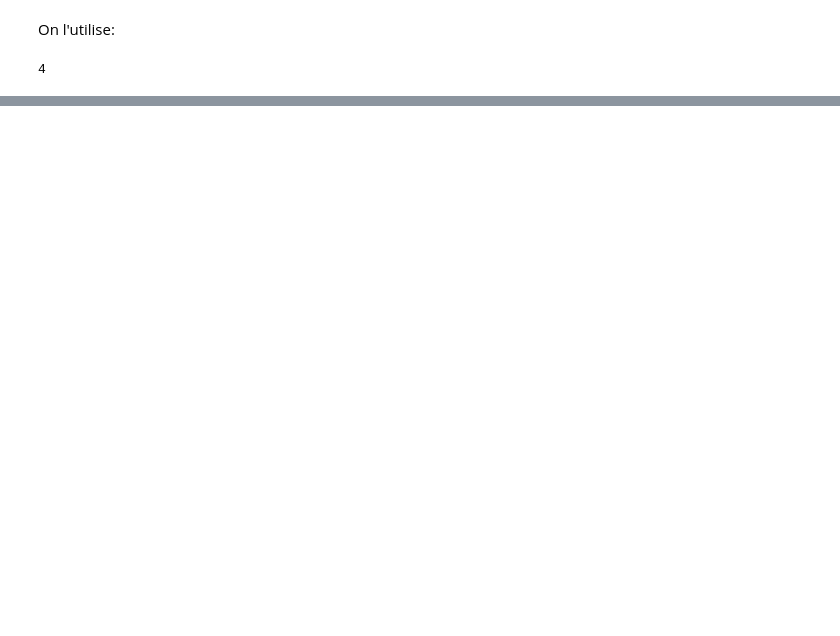
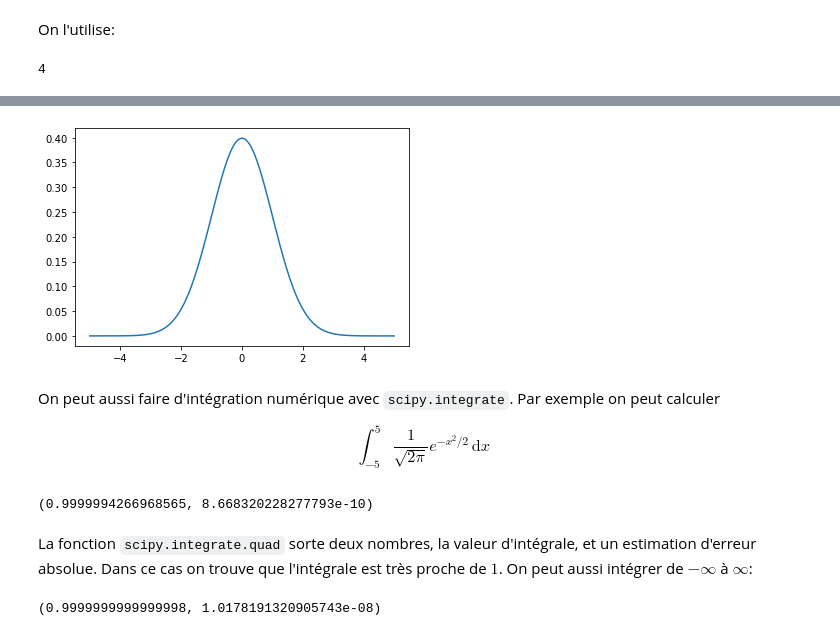
Before and after one commit to RikVoorhaar/probastat2020, a Jupyter notebook: _build/doctrees/nbsphinx/notebooks/instructions.ipynb, the cells around one changed output, grey strips where cells are left out. Saved outputs shown, nothing was run; the diff lists cells and outputs as text; code cells hidden in the pictures; blank space fills up the shorter version.

```diff
--- a/_build/doctrees/nbsphinx/notebooks/instructions.ipynb
+++ b/_build/doctrees/nbsphinx/notebooks/instructions.ipynb
@@ -87,0 +123,27 @@ f(x)
+# %%
+y = np.exp(-x**2/2)/np.sqrt(2*np.pi)
+
+plt.plot(x, y);
+# %% [output]
+[figure, added]
+# %% [markdown]
+On peut aussi faire d'intégration numérique avec `scipy.integrate`. Par exemple on peut calculer
+
+$$
+    \int_{-5}^{5}\! \frac{1}{\sqrt{2\pi}} e^{-x^2/2}\,\mathrm{d}x
+$$
+# %%
+import scipy.integrate as integrate
+
+def gauss(x):
+    return np.exp(-x**2/2)/np.sqrt(2*np.pi)
+
+integrate.quad(gauss, -5, 5)
+# %% [output]
+(0.9999994266968565, 8.668320228277793e-10)
+# %% [markdown]
+La fonction `scipy.integrate.quad` sorte deux nombres, la valeur d'intégrale, et un estimation d'erreur absolue. Dans ce cas on trouve que l'intégrale est très proche de $1$. On peut aussi intégrer de $-\infty$ à $\infty$:
+# %%
+integrate.quad(gauss, -np.inf, np.inf)
+# %% [output]
+(0.9999999999999998, 1.0178191320905743e-08)
```
Also changed, not shown: parts of 15 cells of this notebook, 47 other files.
